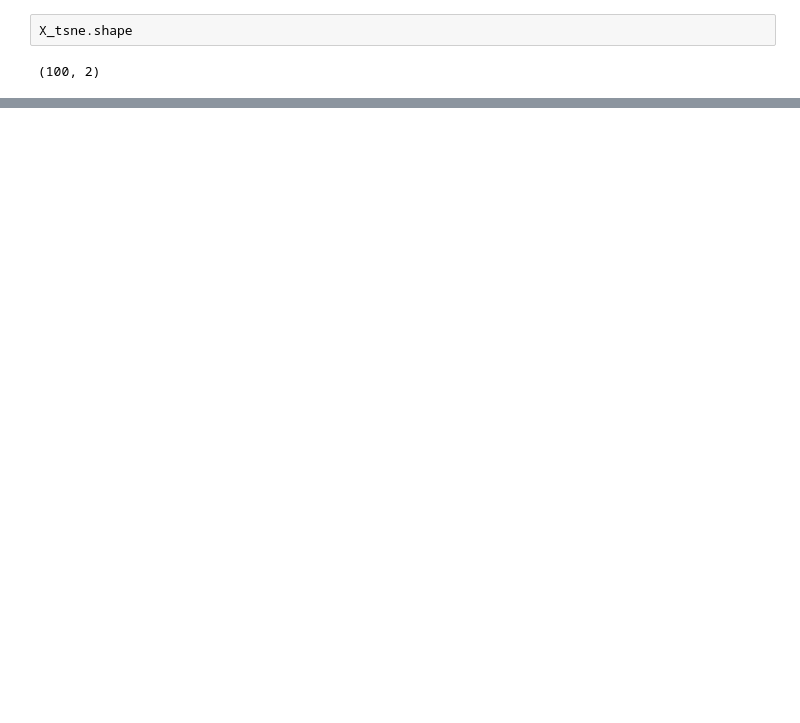
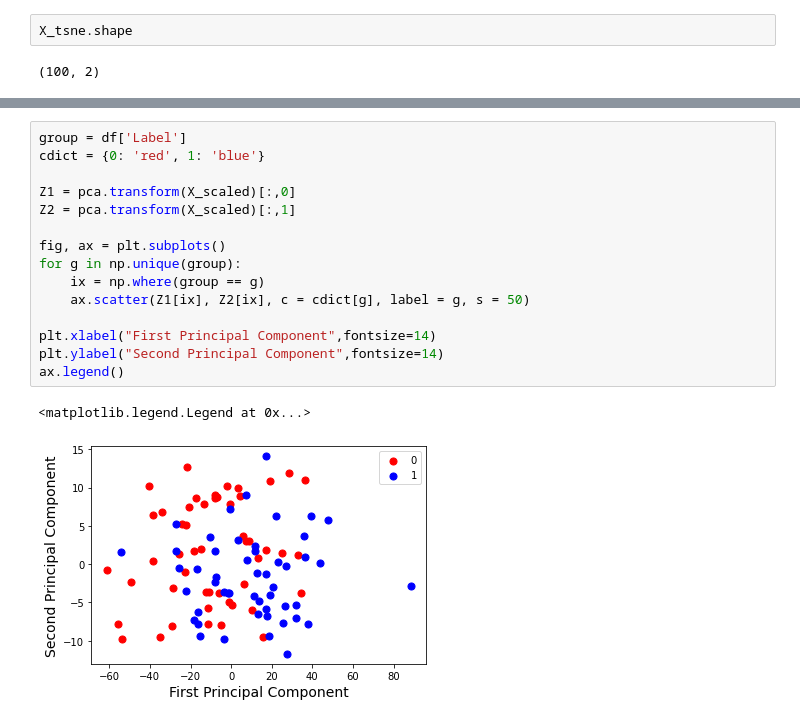
Before and after one commit to Speech-Recognition-PK/Speech-Recognition, a Jupyter notebook: DLAS_VGGVox_Model.ipynb, the cells around one changed output, grey strips where cells are left out. Cells and saved outputs as stored; diff of their text form; blank space fills up the shorter version.

```diff
--- a/DLAS_VGGVox_Model.ipynb
+++ b/DLAS_VGGVox_Model.ipynb
@@ -557,0 +464,18 @@ plt.scatter(X_tsne[:,0] ,X_tsne[:,1], c = color)
+# %%
+group = df['Label']
+cdict = {0: 'red', 1: 'blue'}
+
+Z1 = pca.transform(X_scaled)[:,0]
+Z2 = pca.transform(X_scaled)[:,1]
+
+fig, ax = plt.subplots()
+for g in np.unique(group):
+    ix = np.where(group == g)
+    ax.scatter(Z1[ix], Z2[ix], c = cdict[g], label = g, s = 50)
+
+plt.xlabel("First Principal Component",fontsize=14)
+plt.ylabel("Second Principal Component",fontsize=14)
+ax.legend()
+# %% [output]
+<matplotlib.legend.Legend at 0x...>
+[figure, added]
```
Also changed, not shown: parts of 26 cells of this notebook, 1 other file.
